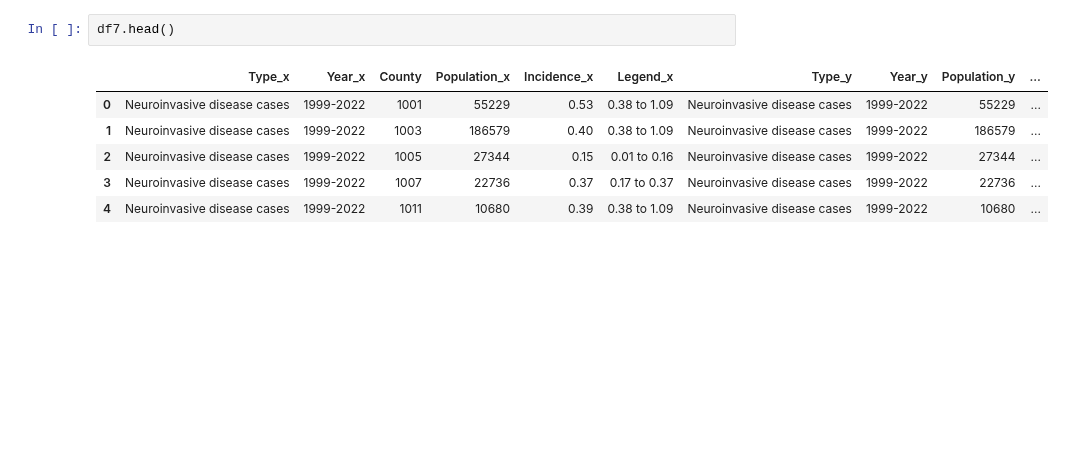
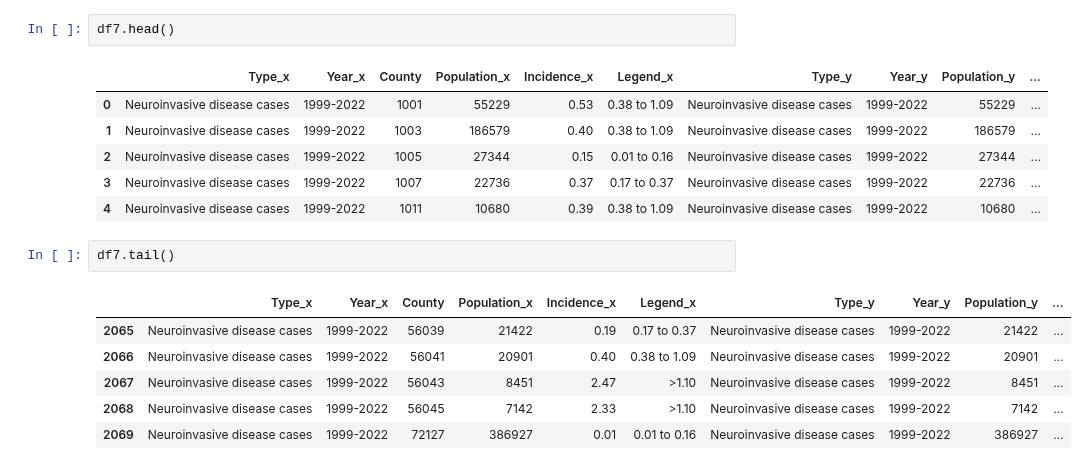
Before and after one commit to lcmortech/data_science, a Jupyter notebook: other_projects/westnile.ipynb, the cells around one changed output. Cells and saved outputs as stored; diff of their text form; blank space fills up the shorter version.

Commit message:
added df.tail() method for dataframe 7

```diff
--- a/other_projects/westnile.ipynb
+++ b/other_projects/westnile.ipynb
@@ -504,3 +504,12 @@ df7.head()
 | 2 | Neuroinvasive disease cases | 1999-2022 | 1005 | 27344 | 0.15 | 0.01 to 0.16 | Neuroinvasive disease cases | 1999-2022 | 27344 | ... |
 | 3 | Neuroinvasive disease cases | 1999-2022 | 1007 | 22736 | 0.37 | 0.17 to 0.37 | Neuroinvasive disease cases | 1999-2022 | 22736 | ... |
 | 4 | Neuroinvasive disease cases | 1999-2022 | 1011 | 10680 | 0.39 | 0.38 to 1.09 | Neuroinvasive disease cases | 1999-2022 | 10680 | ... |
+# %%
+df7.tail()
+# %% [output]
+|  | Type_x | Year_x | County | Population_x | Incidence_x | Legend_x | Type_y | Year_y | Population_y | ... |
+| 2065 | Neuroinvasive disease cases | 1999-2022 | 56039 | 21422 | 0.19 | 0.17 to 0.37 | Neuroinvasive disease cases | 1999-2022 | 21422 | ... |
+| 2066 | Neuroinvasive disease cases | 1999-2022 | 56041 | 20901 | 0.40 | 0.38 to 1.09 | Neuroinvasive disease cases | 1999-2022 | 20901 | ... |
+| 2067 | Neuroinvasive disease cases | 1999-2022 | 56043 | 8451 | 2.47 | >1.10 | Neuroinvasive disease cases | 1999-2022 | 8451 | ... |
+| 2068 | Neuroinvasive disease cases | 1999-2022 | 56045 | 7142 | 2.33 | >1.10 | Neuroinvasive disease cases | 1999-2022 | 7142 | ... |
+| 2069 | Neuroinvasive disease cases | 1999-2022 | 72127 | 386927 | 0.01 | 0.01 to 0.16 | Neuroinvasive disease cases | 1999-2022 | 386927 | ... |
```
